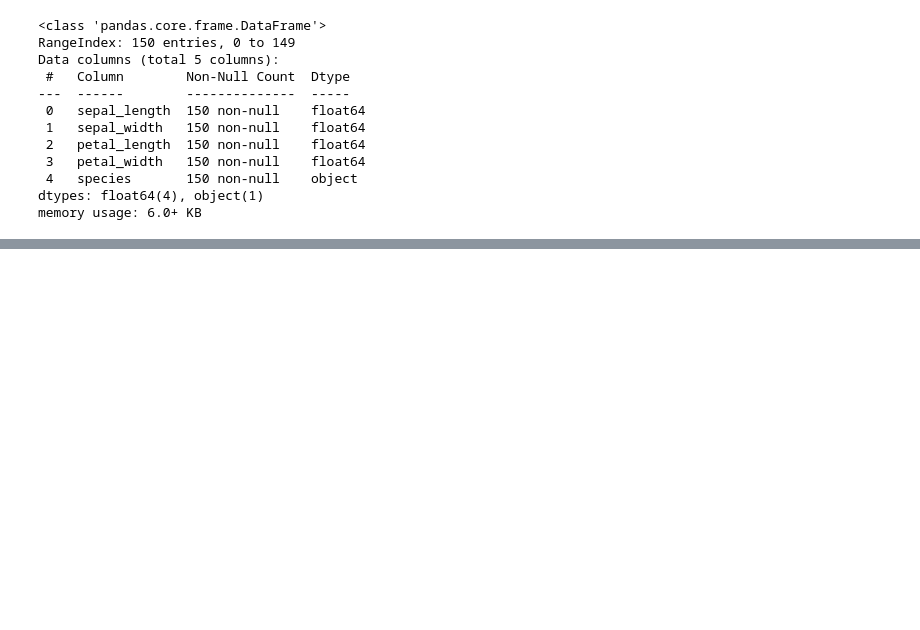
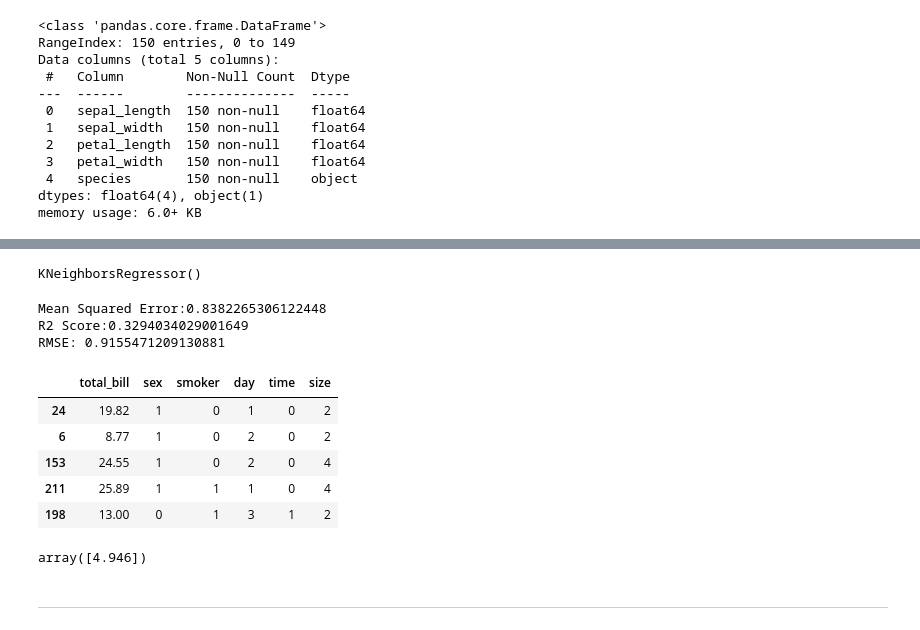
Before and after one commit to Ind-saurabh-kumar/Data_Science_Course, a Jupyter notebook: Machine_Learning/13_KNN.ipynb, the cells around one changed output, grey strips where cells are left out. Saved outputs shown, nothing was run; the diff lists cells and outputs as text; code cells hidden in the pictures; blank space fills up the shorter version.

```diff
--- a/Machine_Learning/13_KNN.ipynb
+++ b/Machine_Learning/13_KNN.ipynb
@@ -55,0 +124,23 @@ model = KNeighborsClassifier(n_neighbors =11)
+# %%
+# encode the categoridcal columns using for loop and le
+
+from sklearn.preprocessing import LabelEncoder
+
+le = LabelEncoder()
+for col in X.columns:
+    if X[col].dtype == 'object' or X[col].dtype=='category':
+        X[col] = le.fit_transform(X[col])
+# %%
+# train test split the data adn run the model
+
+from sklearn.model_selection import train_test_split
+from sklearn.neighbors import KNeighborsRegressor
+
+X_train, X_test, y_train, y_test = train_test_split(X, y, test_size=0.2, random_state=42)
+
+model = KNeighborsRegressor(n_neighbors=5, metric='minkowski', p=2)
+# %%
+# fit the model on the training data
+model.fit(X_train, y_train)
+# %% [output]
+KNeighborsRegressor()
@@ -55,0 +150,27 @@ model = KNeighborsClassifier(n_neighbors =11)
+# %%
+# evaluate the model
+from sklearn.metrics import mean_squared_error, r2_score
+
+print(f"Mean Squared Error:{mean_squared_error(y_test, y_pred)}")
+print(f"R2 Score:{r2_score(y_test, y_pred)}")
+print(f"RMSE: {np.sqrt(mean_squared_error(y_test, y_pred))}")
+# %% [output]
+Mean Squared Error:0.8382265306122448
+R2 Score:0.3294034029001649
+RMSE: 0.9155471209130881
+# %%
+X_test.head()
+# %% [output]
+|  | total_bill | sex | smoker | day | time | size |
+| 24 | 19.82 | 1 | 0 | 1 | 0 | 2 |
+| 6 | 8.77 | 1 | 0 | 2 | 0 | 2 |
+| 153 | 24.55 | 1 | 0 | 2 | 0 | 4 |
+| 211 | 25.89 | 1 | 1 | 1 | 0 | 4 |
+| 198 | 13.00 | 0 | 1 | 3 | 1 | 2 |
+# %%
+# predict a specific value
+model.predict([[45, 1, 0, 1, 1, 3]])
+# %% [output]
+array([4.946])
+# %% [markdown]
+____________________________________________
```
Also changed, not shown: parts of 10 cells of this notebook.
